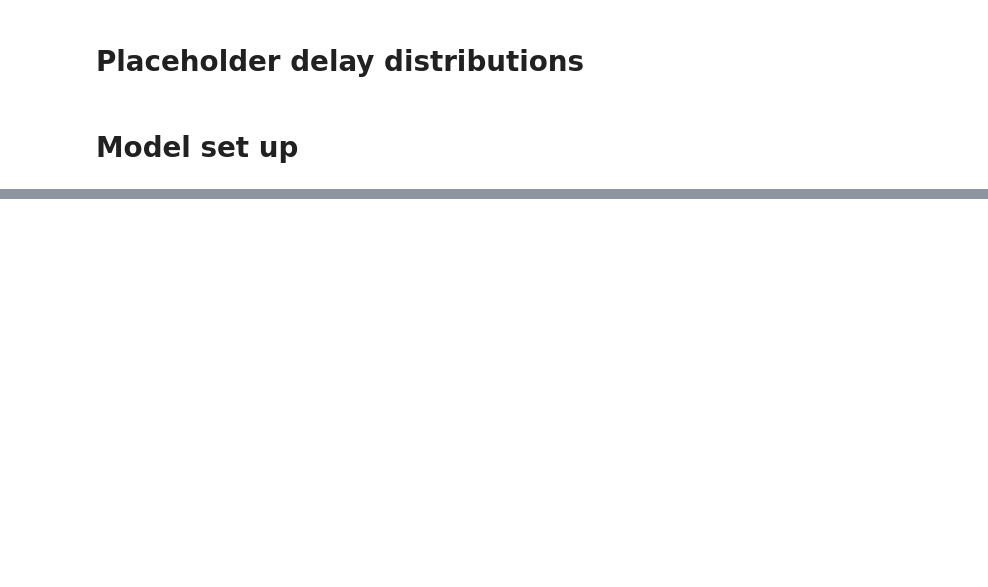
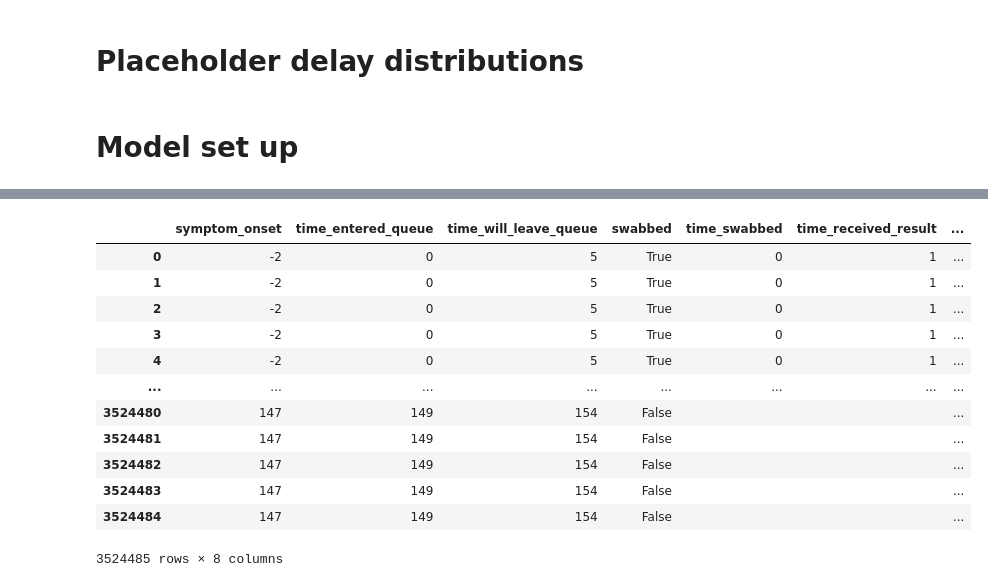
Before and after one commit to martyn1fyles/TestingQueingProcess, a Jupyter notebook: queueing_process/notebook.ipynb, the cells around one changed output, grey strips where cells are left out. Cells and saved outputs as stored; diff of their text form; code cells hidden in the pictures; blank space fills up the shorter version.

```diff
--- a/queueing_process/notebook.ipynb
+++ b/queueing_process/notebook.ipynb
@@ -58,3 +68,19 @@ Text(0.5, 1.0, 'Queueing process summary statistics')
+# %%
+my_queue.applicant_info
+# %% [output]
+|  | symptom_onset | time_entered_queue | time_will_leave_queue | swabbed | time_swabbed | time_received_result | ... |
+| 0 | -2 | 0 | 5 | True | 0 | 1 | ... |
+| 1 | -2 | 0 | 5 | True | 0 | 1 | ... |
+| 2 | -2 | 0 | 5 | True | 0 | 1 | ... |
+| 3 | -2 | 0 | 5 | True | 0 | 1 | ... |
+| 4 | -2 | 0 | 5 | True | 0 | 1 | ... |
+| ... | ... | ... | ... | ... | ... | ... | ... |
+| 3524480 | 147 | 149 | 154 | False |  |  | ... |
+| 3524481 | 147 | 149 | 154 | False |  |  | ... |
+| 3524482 | 147 | 149 | 154 | False |  |  | ... |
+| 3524483 | 147 | 149 | 154 | False |  |  | ... |
+| 3524484 | 147 | 149 | 154 | False |  |  | ... |
+3524485 rows × 8 columns
 # %%
 time = 60
 
```
Also changed, not shown: parts of 7 cells of this notebook, 1 other file.
